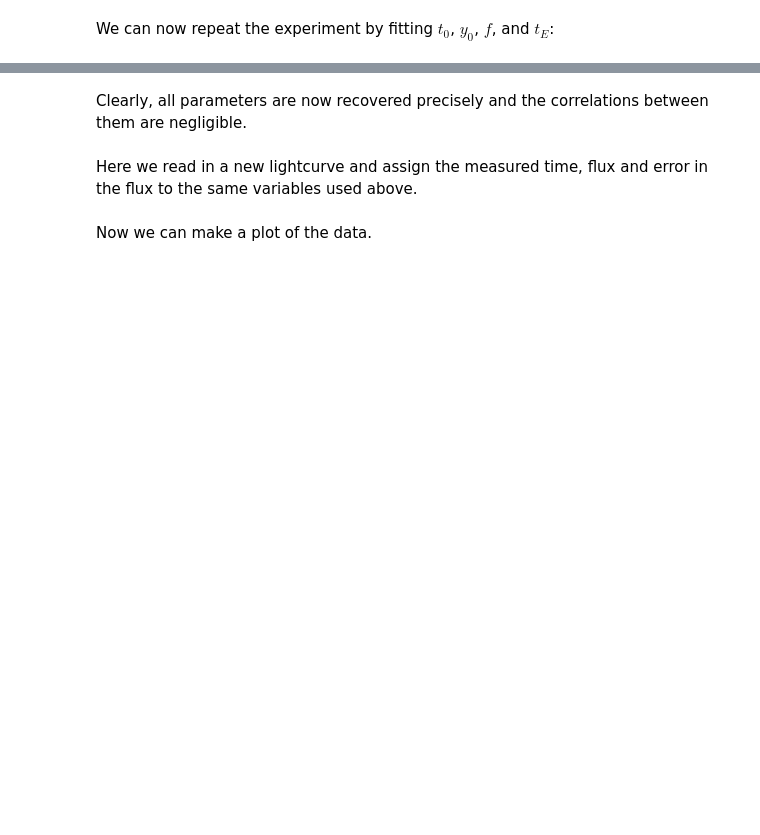
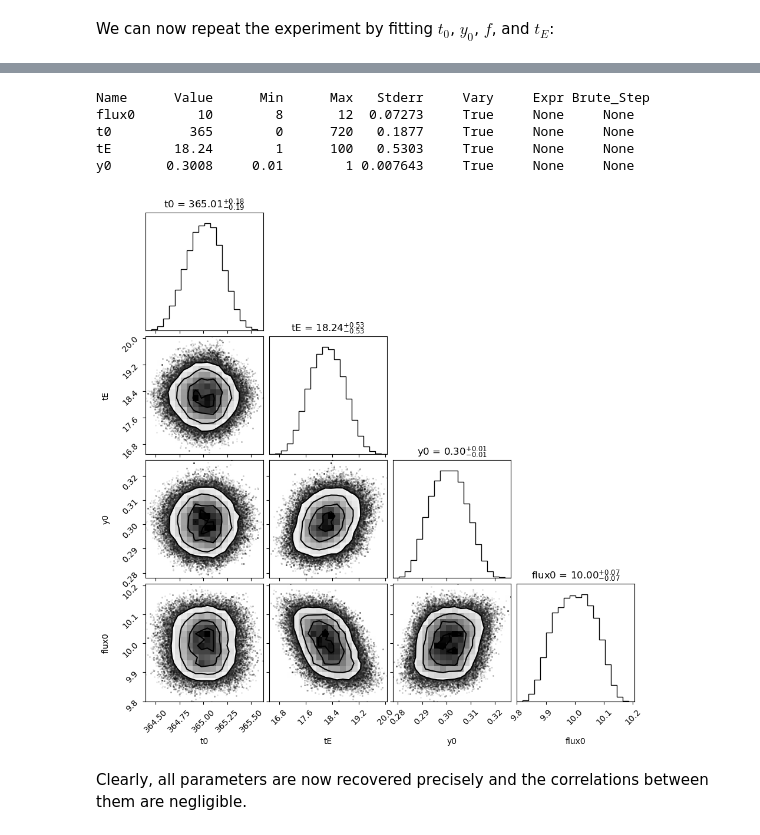
Before and after one commit to rbmetcalf/LensingCourse, a Jupyter notebook: 9_2020_microlensing_light_curve.ipynb, the cells around one changed output, grey strips where cells are left out. Drawn from its saved outputs; the diff is of its cells as text; code cells hidden in the pictures; blank space fills up the shorter version.

```diff
--- a/9_2020_microlensing_light_curve.ipynb
+++ b/9_2020_microlensing_light_curve.ipynb
@@ -490,7 +530,14 @@ result = lmfit.minimize(new_lnprob, method='emcee',
 # %%
-figure=corner.corner(res.flatchain, labels=res.var_names,
+figure=corner.corner(result.flatchain, labels=result.var_names,
                      show_titles=True, title_kwargs={"fontsize": 12})
 
-res.params.pretty_print()
+result.params.pretty_print()
+# %% [output]
+Name      Value      Min      Max   Stderr     Vary     Expr Brute_Step
+flux0        10        8       12  0.07273     True     None     None
+t0          365        0      720   0.1877     True     None     None
+tE        18.24        1      100   0.5303     True     None     None
+y0       0.3008     0.01        1 0.007643     True     None     None
+[figure, added]
 # %% [markdown]
 Clearly, all parameters are now recovered precisely and the correlations between them are negligible.
@@ -499,2 +543,0 @@ import pandas as pd
-# %% [markdown]
-Here we read in a new lightcurve and assign the measured time, flux and error in the flux to the same variables used above.
@@ -508,2 +543,0 @@ emut = df['error']
-# %% [markdown]
-Now we can make a plot of the data.
```
Also changed, not shown: parts of 25 cells of this notebook, 4 other files.
